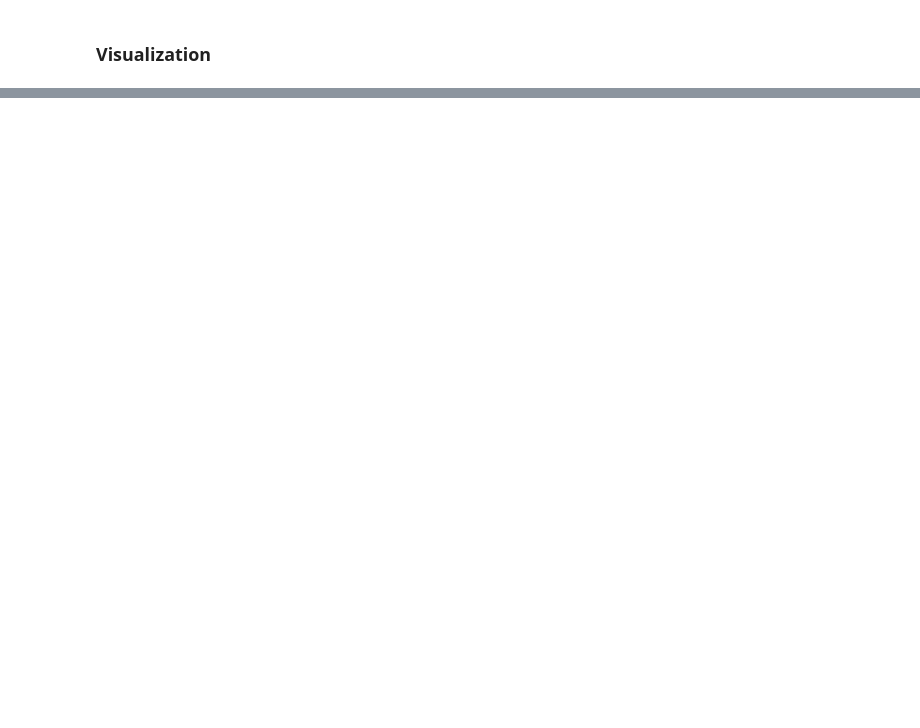
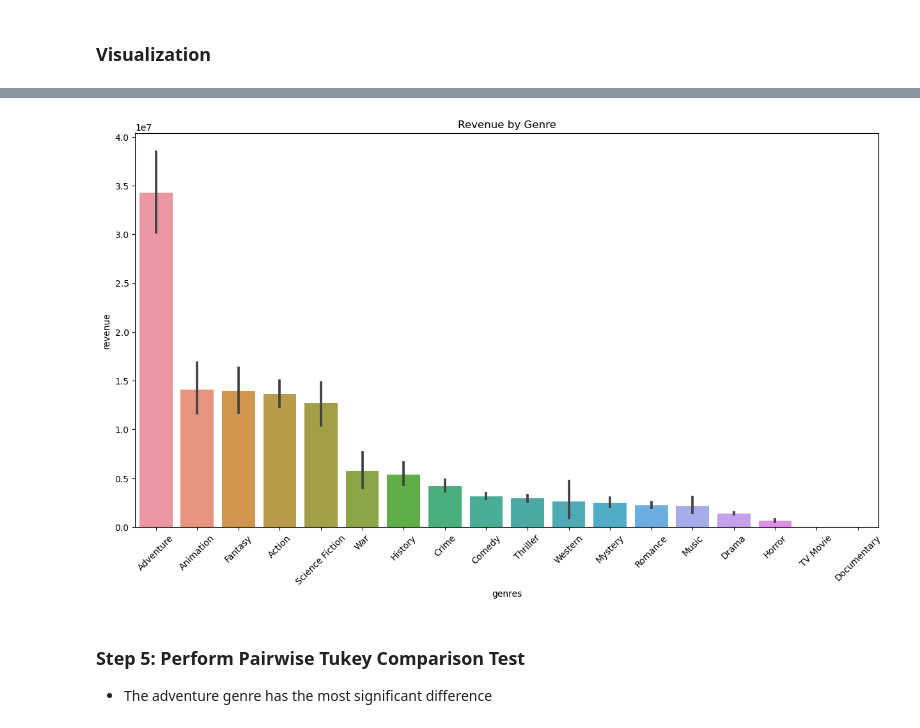
Before and after one commit to evany24/IMDB, a Jupyter notebook: IMDB-Part-4 Hypothesis Testing.ipynb, the cells around one changed output, grey strips where cells are left out. Drawn from its saved outputs; the diff is of its cells as text; code cells hidden in the pictures; blank space fills up the shorter version.

```diff
--- a/IMDB-Part-4 Hypothesis Testing.ipynb
+++ b/IMDB-Part-4 Hypothesis Testing.ipynb
@@ -419,0 +856,3 @@ ax.set_title('Runtime by Revenue');
+# %%
+groups_q3_df = pd.DataFrame(index=[0], data={'revenue': 0, 'genres':0})
+groups_q3_df
@@ -419,0 +862,8 @@ ax.set_title('Runtime by Revenue');
+# %%
+for i in groups_q3:
+    groups_q3_temp = pd.DataFrame(groups_q3[i])
+    groups_q3_temp['genres'] = i
+    groups_q3_df = pd.concat([groups_q3_df, groups_q3_temp])
+
+groups_q3_df.index.name='imdb_id'
+groups_q3_df
@@ -419,0 +885,3 @@ ax.set_title('Runtime by Revenue');
+# %%
+groups_q3_df.drop(index=0, inplace=True)
+groups_q3_df
@@ -419,0 +903,3 @@ ax.set_title('Runtime by Revenue');
+# %%
+df_agg = groups_q3_df.groupby('genres')['revenue'].mean().sort_values(ascending=False)
+df_agg
@@ -419,0 +927,13 @@ ax.set_title('Runtime by Revenue');
+# %%
+fig, ax = plt.subplots(figsize=(15, 8))
+
+ax = sns.barplot(data=groups_q3_df, x='genres', y='revenue',
+                order=df_agg.index)
+ax.set_title('Revenue by Genre')
+
+plt.xticks(rotation=45);
+# %% [output]
+[figure, added]
+# %% [markdown]
+### Step 5: Perform Pairwise Tukey Comparison Test
+- The adventure genre has the most significant difference
```
Also changed, not shown: parts of 79 cells of this notebook, 26 other files.
